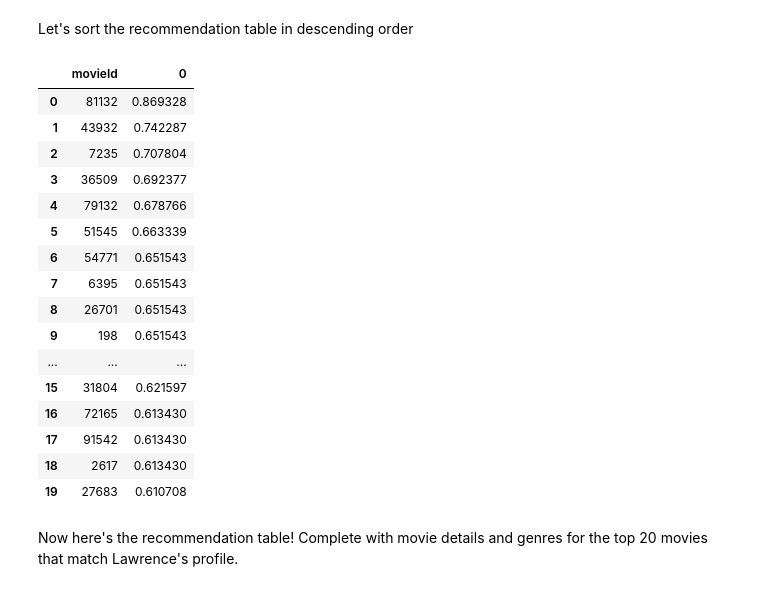
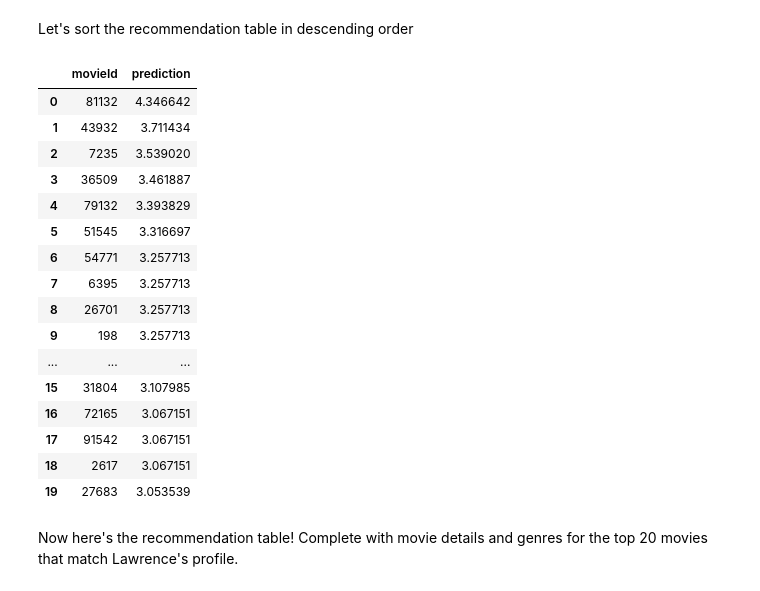
Before and after one commit to LongNT-VN/Demo, a Jupyter notebook: recommendation/1.ipynb, the cells around one changed output. Cells and saved outputs as stored; diff of their text form; code cells hidden in the pictures.

```diff
--- a/recommendation/1.ipynb
+++ b/recommendation/1.ipynb
@@ -511,27 +511,39 @@ Let's sort the recommendation table in descending order
 # %%
 # Let's sort values from great to small
 recommendation_table_df.sort_values(ascending=False, inplace=True)
 
+
+# Extracting movie Ids from movies_df and updating lawrence_movie_ratings with movie Ids.
+
+Lawrence_movie_Id = movies_df[movies_df['title'].isin(Lawrence_movie_ratings['title'])]
+
+# Merging Lawrence movie Id and ratings into the lawrence_movie_ratings data frame.
+# This action implicitly merges both data frames by the title column.
+
+Lawrence_movie_ratings = pd.merge(Lawrence_movie_Id, Lawrence_movie_ratings)
+
 #Just a peek at the values
-recommendation_table_df = recommendation_table_df.to_frame()
+recommendation_table_df = recommendation_table_df.to_frame().reset_index()
+recommendation_table_df = recommendation_table_df.rename(columns= {0: 'prediction'})
+recommendation_table_df["prediction"]= recommendation_table_df["prediction"]*5
 recommendation_table_df.head(20)
 # %% [output]
-|  | movieId | 0 |
-| 0 | 81132 | 0.869328 |
-| 1 | 43932 | 0.742287 |
-| 2 | 7235 | 0.707804 |
-| 3 | 36509 | 0.692377 |
-| 4 | 79132 | 0.678766 |
-| 5 | 51545 | 0.663339 |
-| 6 | 54771 | 0.651543 |
-| 7 | 6395 | 0.651543 |
-| 8 | 26701 | 0.651543 |
-| 9 | 198 | 0.651543 |
+|  | movieId | prediction |
+| 0 | 81132 | 4.346642 |
+| 1 | 43932 | 3.711434 |
+| 2 | 7235 | 3.539020 |
+| 3 | 36509 | 3.461887 |
+| 4 | 79132 | 3.393829 |
+| 5 | 51545 | 3.316697 |
+| 6 | 54771 | 3.257713 |
+| 7 | 6395 | 3.257713 |
+| 8 | 26701 | 3.257713 |
+| 9 | 198 | 3.257713 |
 | ... | ... | ... |
-| 15 | 31804 | 0.621597 |
-| 16 | 72165 | 0.613430 |
-| 17 | 91542 | 0.613430 |
-| 18 | 2617 | 0.613430 |
-| 19 | 27683 | 0.610708 |
+| 15 | 31804 | 3.107985 |
+| 16 | 72165 | 3.067151 |
+| 17 | 91542 | 3.067151 |
+| 18 | 2617 | 3.067151 |
+| 19 | 27683 | 3.053539 |
 # %% [markdown]
 Now here's the recommendation table! Complete with movie details and genres for the top 20 movies that match Lawrence's profile.
```
Also changed, not shown: parts of 3 cells of this notebook, 1 other file.
